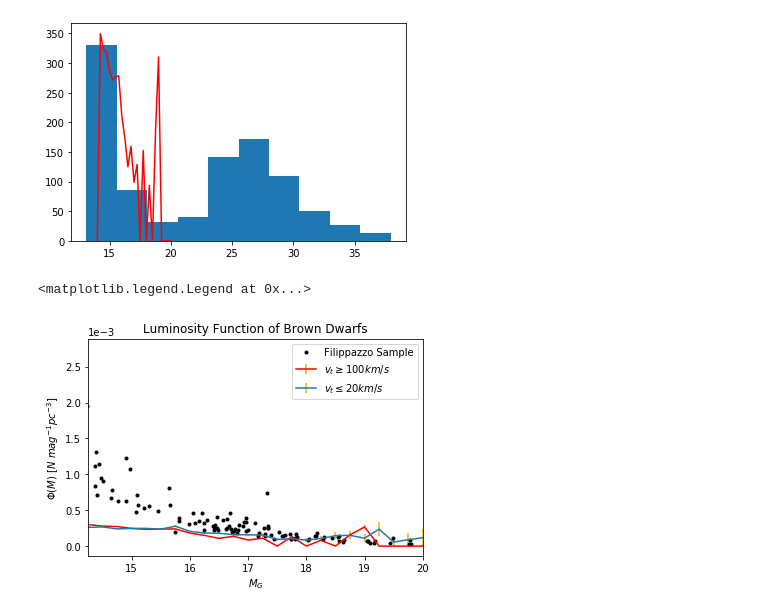
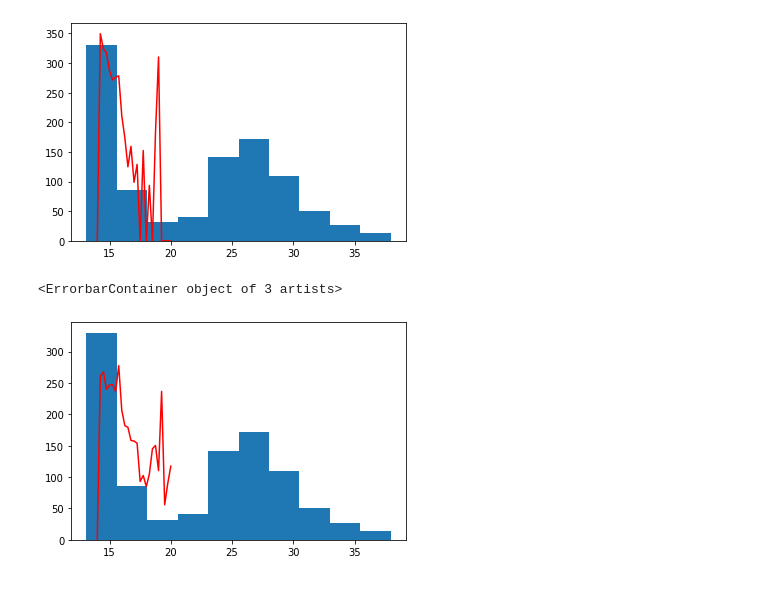
Before and after one commit to dhilligo/BDwarfLumFunction, a Jupyter notebook: GCNS Table Analysis.ipynb, the cells around one changed output. Saved outputs shown, nothing was run; the diff lists cells and outputs as text; code cells hidden in the pictures.

```diff
--- a/GCNS Table Analysis.ipynb
+++ b/GCNS Table Analysis.ipynb
@@ -790,16 +790,9 @@ plt.errorbar(bins1, 1e7*lf_spacedensity3,c="red", yerr=y_error,ecolor='orange',l
 plt.show()
 # %% [output]
 [figure]
-# %%
-plt.errorbar(bins1, 8.6*lf_spacedensity3,c="red", yerr=y_error,ecolor='orange',label=r"$v_t\geq100km/s$")
-plt.errorbar(bins2,lf_spacedensity4,y_error1,ecolor='orange',label=r"$v_t\leq20km/s$")
-plt.plot(xmatched_table['AbsG'],10**(xmatched_table['log (L/Lsun)']),'.',c="black",label='Filippazzo Sample')
-plt.xlabel("$M_G$")
-plt.ylabel('$\Phi(M)$ $[N$ $mag^{-1}  pc^{-3}]$')
-plt.xlim(bins2[1],np.max(bins2))
-plt.ticklabel_format(axis="y", style="sci", scilimits=(0,0))
-plt.title("Luminosity Function of Brown Dwarfs")
-plt.legend(loc='best')
-# %% [output]
-<matplotlib.legend.Legend at 0x...>
-[figure, removed]
+# %%
+plt.hist(Mg)
+plt.errorbar(bins2, 1e6*lf_spacedensity4,c="red", yerr=y_error,ecolor='orange',label=r"$v_t\geq100km/s$")
+# %% [output]
+<ErrorbarContainer object of 3 artists>
+[figure, added]
```
Also changed, not shown: parts of 1 cell of this notebook.
